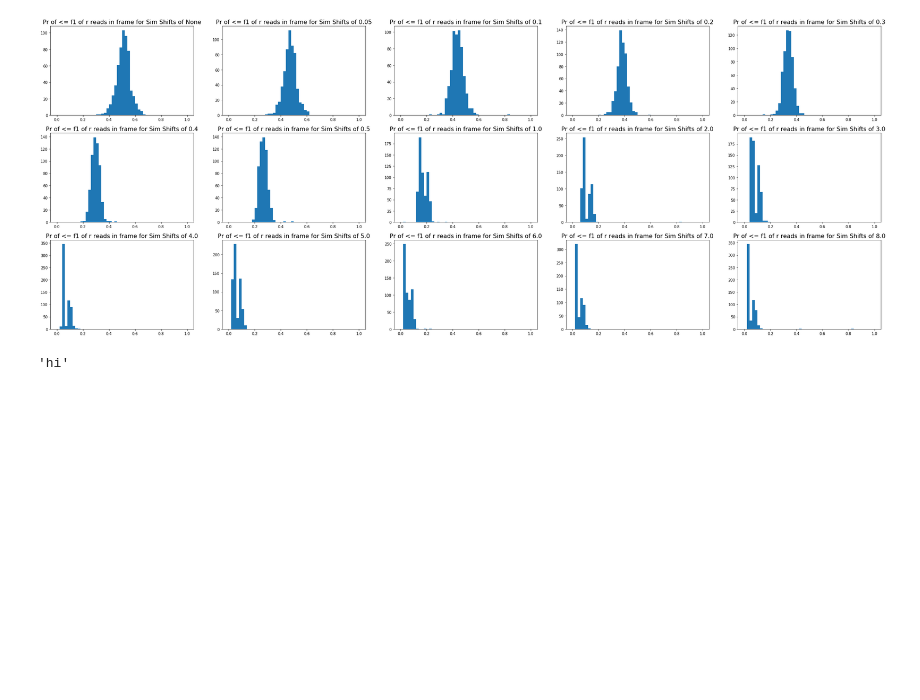
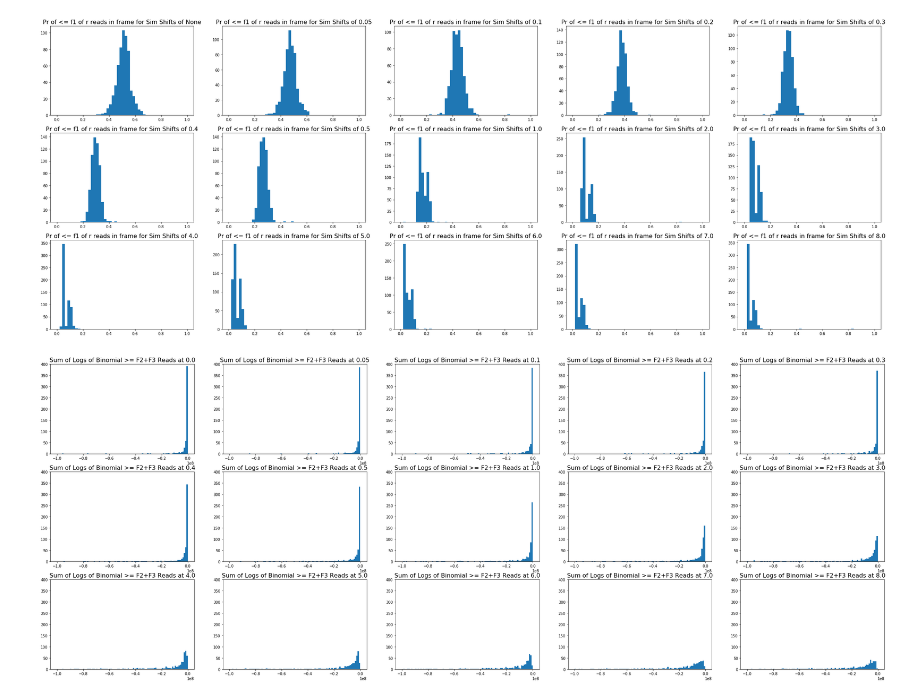
Before and after one commit to ayurovsky/old_Frame-Shift-Detector, a Jupyter notebook: Approach4-TheoreticDistributions.ipynb, the cells around one changed output. Cells and saved outputs as stored; diff of their text form; code cells hidden in the pictures; blank space fills up the shorter version.

```diff
--- a/Approach4-TheoreticDistributions.ipynb
+++ b/Approach4-TheoreticDistributions.ipynb
@@ -57,4 +55,22 @@ show()
-# %%
-"hi"
-# %% [output]
-'hi'
+# %%
+inFile = open("output/all_jan2014_25_to_32_starts_simulated_shifts_approach_5_theoretic_distributions", "r")
+import matplotlib.pyplot as plt
+from pylab import *
+figure(figsize=(40,15))
+
+level = inFile.readline().strip()
+counter = 1
+while level:
+    dist = inFile.readline().strip().split(",")
+    dist = [float(x) for x in dist[:-1]]
+    ax=subplot(3, 5, counter)
+    ax.hist(dist, bins = 100, range=(-100000000, 0.0))
+    #if (level == "None"):
+    #    print(sorted(dist))
+    title("Sum of Logs of Binomial >= F2+F3 Reads at " + level,fontsize=16)
+    counter+= 1
+    level = inFile.readline().strip()
+    ax.set_ylim([0,400])
+show()
+# %% [output]
+[figure, added]
```
Also changed, not shown: parts of 6 cells of this notebook, 20 other files.
